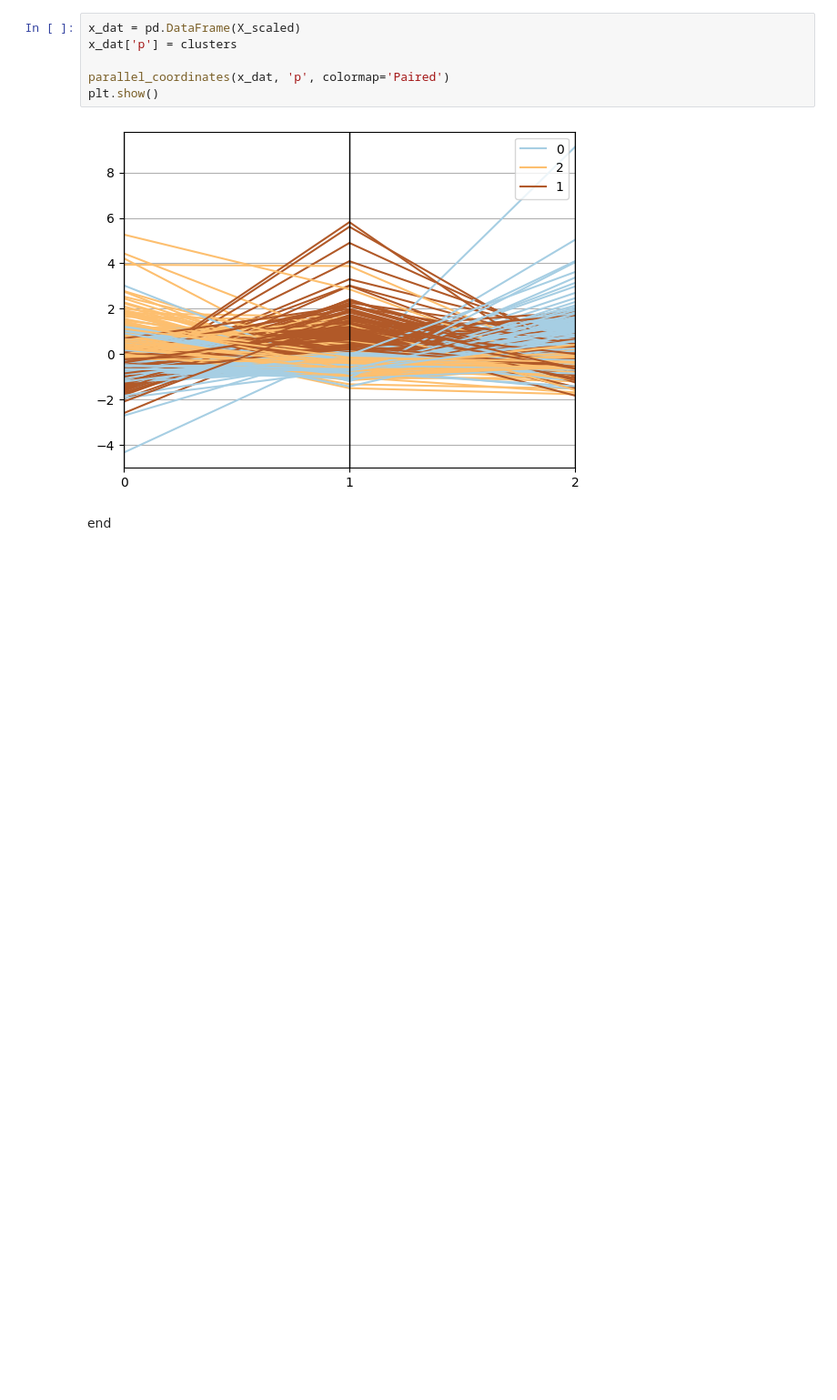
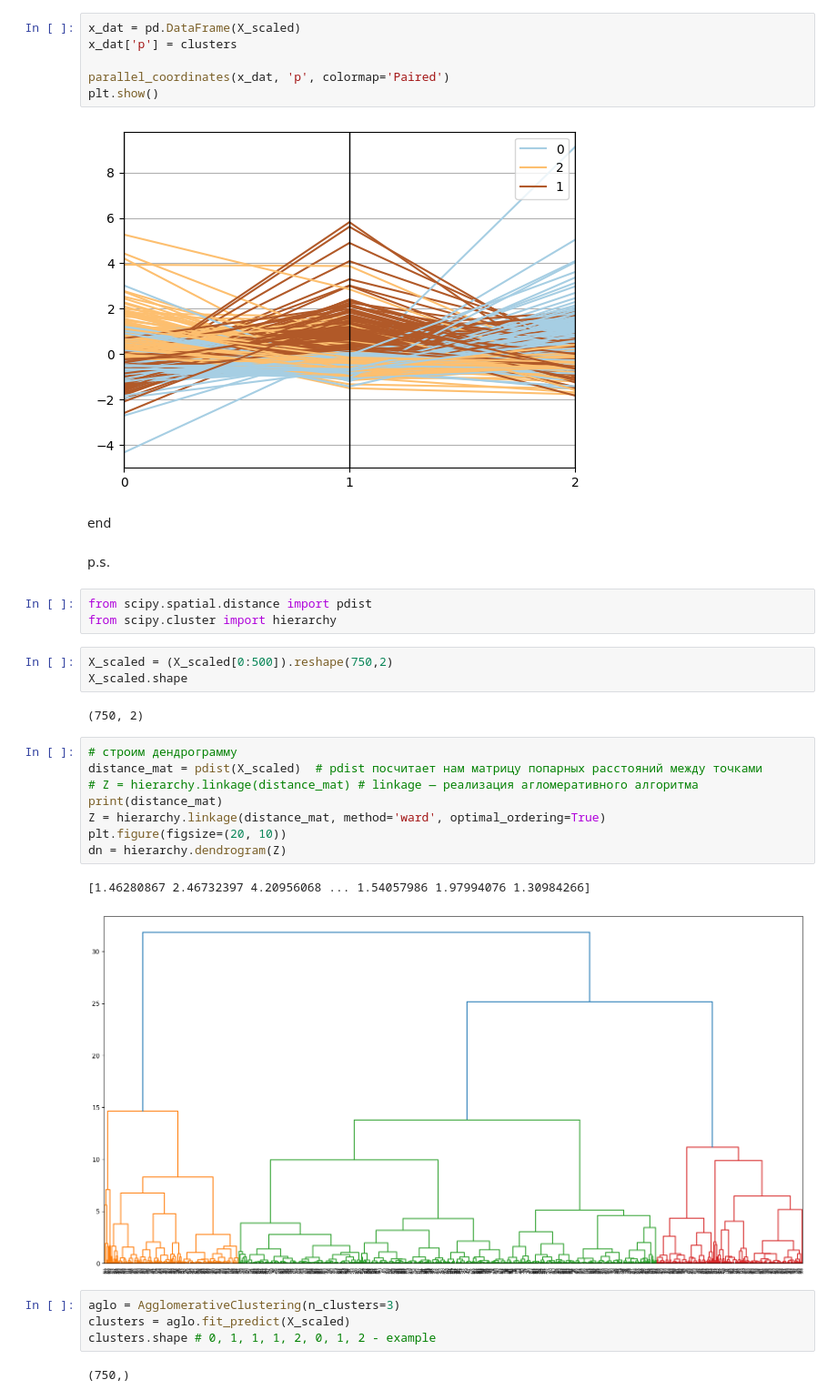
Before and after one commit to archimage-wiz/DS_PythonStat_Hw_ClassClust, a Jupyter notebook: Hw_ClassClust_T2.ipynb, the cells around one changed output. Shown at 91% size. Saved outputs shown, nothing was run; the diff lists cells and outputs as text; blank space fills up the shorter version.

```diff
--- a/Hw_ClassClust_T2.ipynb
+++ b/Hw_ClassClust_T2.ipynb
@@ -182,3 +182,30 @@ plt.show()
 [figure]
 # %% [markdown]
 end
+# %% [markdown]
+p.s.
+# %%
+from scipy.spatial.distance import pdist
+from scipy.cluster import hierarchy
+# %%
+X_scaled = (X_scaled[0:500]).reshape(750,2)
+X_scaled.shape
+# %% [output]
+(750, 2)
+# %%
+# строим дендрограмму
+distance_mat = pdist(X_scaled)  # pdist посчитает нам матрицу попарных расстояний между точками
+# Z = hierarchy.linkage(distance_mat) # linkage — реализация агломеративного алгоритма
+print(distance_mat)
+Z = hierarchy.linkage(distance_mat, method='ward', optimal_ordering=True)
+plt.figure(figsize=(20, 10))
+dn = hierarchy.dendrogram(Z)
+# %% [output]
+[1.46280867 2.46732397 4.20956068 ... 1.54057986 1.97994076 1.30984266]
+[figure, added]
+# %%
+aglo = AgglomerativeClustering(n_clusters=3)
+clusters = aglo.fit_predict(X_scaled)
+clusters.shape # 0, 1, 1, 1, 2, 0, 1, 2 - example
+# %% [output]
+(750,)
```
Also changed, not shown: parts of 5 cells of this notebook, 2 other files.
